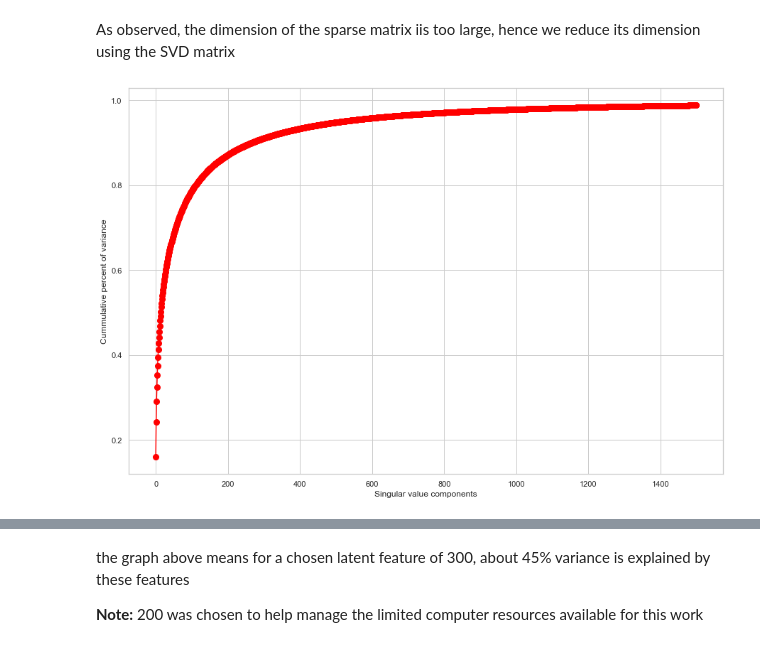
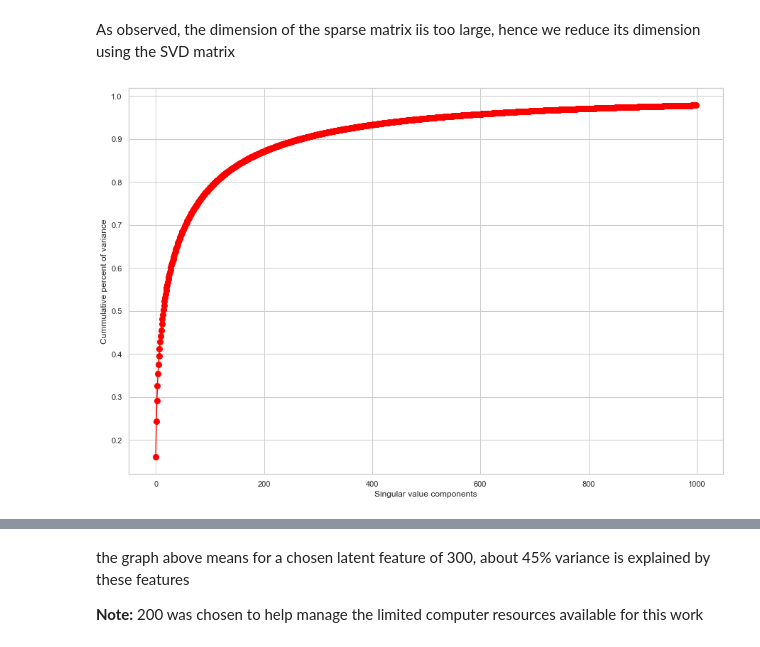
Before and after one commit to Kendo-Shin/2207ACDS_TeamCW2, a Jupyter notebook: Movie_Recommender_System_TeamCW2.ipynb, the cells around one changed output, grey strips where cells are left out. Saved outputs shown, nothing was run; the diff lists cells and outputs as text; code cells hidden in the pictures.

```diff
--- a/Movie_Recommender_System_TeamCW2.ipynb
+++ b/Movie_Recommender_System_TeamCW2.ipynb
@@ -640,4 +659,3 @@ movies.head(2)
 # %%
 # Drop unwanted colums
-#tag.drop(['timestamp'],1, inplace=True)
-#ratings_f.drop(['timestamp'],1, inplace=True)
+tag.drop(['timestamp'],1, inplace=True)
@@ -716,16 +732,16 @@ As observed, the dimension of the sparse matrix iis too large, hence we reduce i
 # %%
 %%time
 #Since the data is too lager to be computed by my computer, we reduce its dimension using SVD
 from sklearn.decomposition import TruncatedSVD
-svd  = TruncatedSVD(n_components=1500)
+svd  = TruncatedSVD(n_components=1000)
 latent_matrix = svd.fit_transform(count_matrix)
 latent_matrix_1_df = pd.DataFrame(latent_matrix,index=Final.title.tolist())
 
 # plot variance to see what latent dimension to use
 explained = svd.explained_variance_ratio_.cumsum()
 plt.plot(explained, '.-', ms=16, color='red')
 plt.xlabel('Singular value components', fontsize=12)
 plt.ylabel('Cummulative percent of variance', fontsize=12)
 plt.show()
 # %% [output]
-[figure, old version]
+[figure, new version]
```
Also changed, not shown: parts of 34 cells of this notebook.
